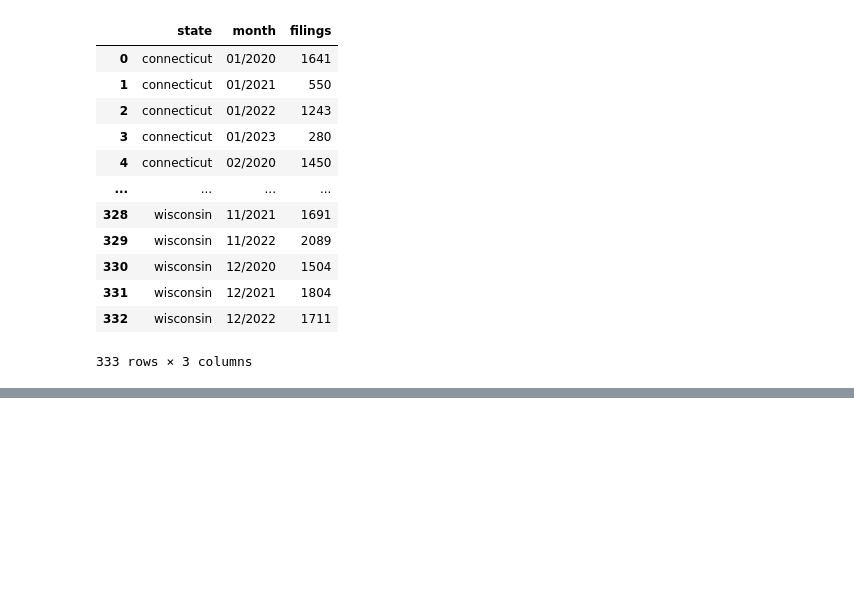
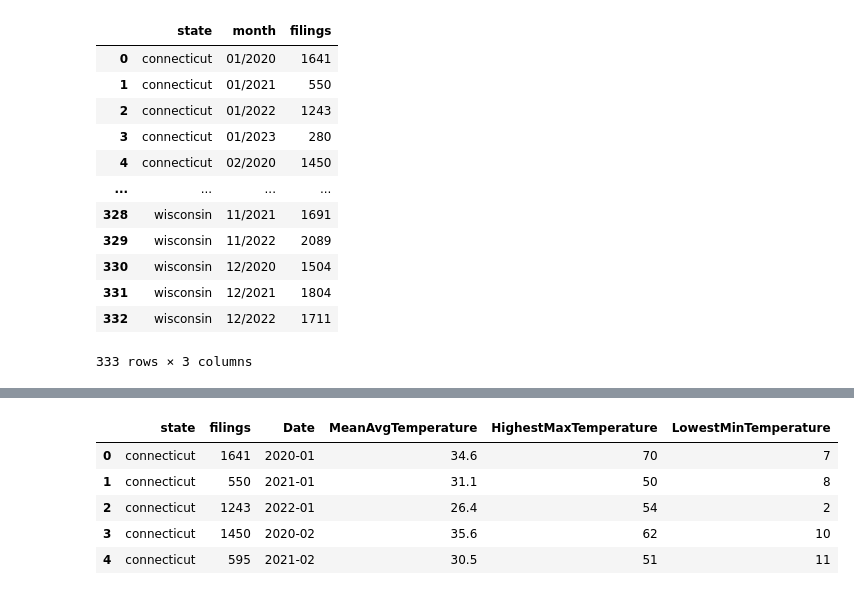
Before and after one commit to leon332157/348FinalProj, a Jupyter notebook: phuong.ipynb, the cells around one changed output, grey strips where cells are left out. Cells and saved outputs as stored; diff of their text form; code cells hidden in the pictures; blank space fills up the shorter version.

```diff
--- a/phuong.ipynb
+++ b/phuong.ipynb
@@ -279,0 +280,19 @@ print(missouri_df)
+# %%
+# Merge the DataFrames based on 'month' and 'date' columns, assuming they represent the same information
+new_CT_df = pd.merge(connecticut_df, CT_df, left_on='month', right_on='Date', suffixes=('', '_CT'))
+
+# Drop the duplicate 'date' column after merging, if needed
+new_CT_df = new_CT_df.drop('month', axis=1)
+
+# Rename columns if required
+new_CT_df = new_CT_df.rename(columns={'MeanAvrTemperature': 'MeanTemp'})
+
+# Print the merged DataFrame
+new_CT_df.head(5)
+# %% [output]
+|  | state | filings | Date | MeanAvgTemperature | HighestMaxTemperature | LowestMinTemperature |
+| 0 | connecticut | 1641 | 2020-01 | 34.6 | 70 | 7 |
+| 1 | connecticut | 550 | 2021-01 | 31.1 | 50 | 8 |
+| 2 | connecticut | 1243 | 2022-01 | 26.4 | 54 | 2 |
+| 3 | connecticut | 1450 | 2020-02 | 35.6 | 62 | 10 |
+| 4 | connecticut | 595 | 2021-02 | 30.5 | 51 | 11 |
```
Also changed, not shown: parts of 9 cells of this notebook.
